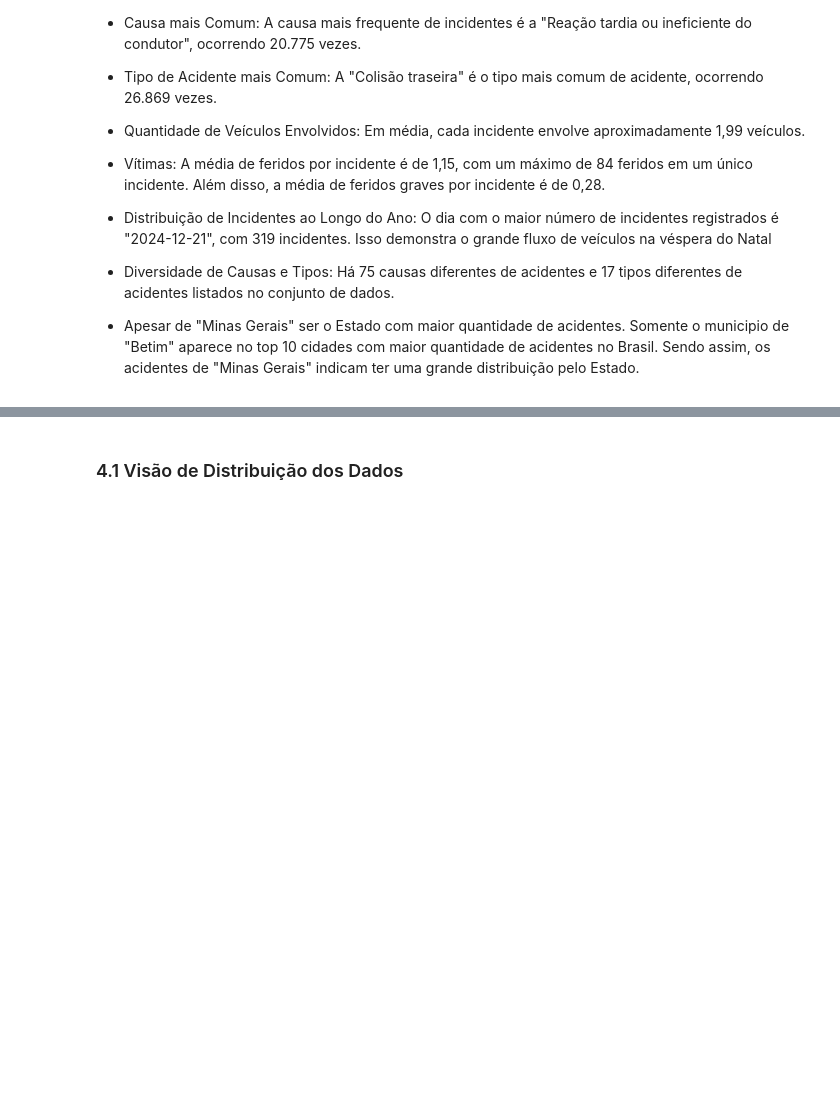
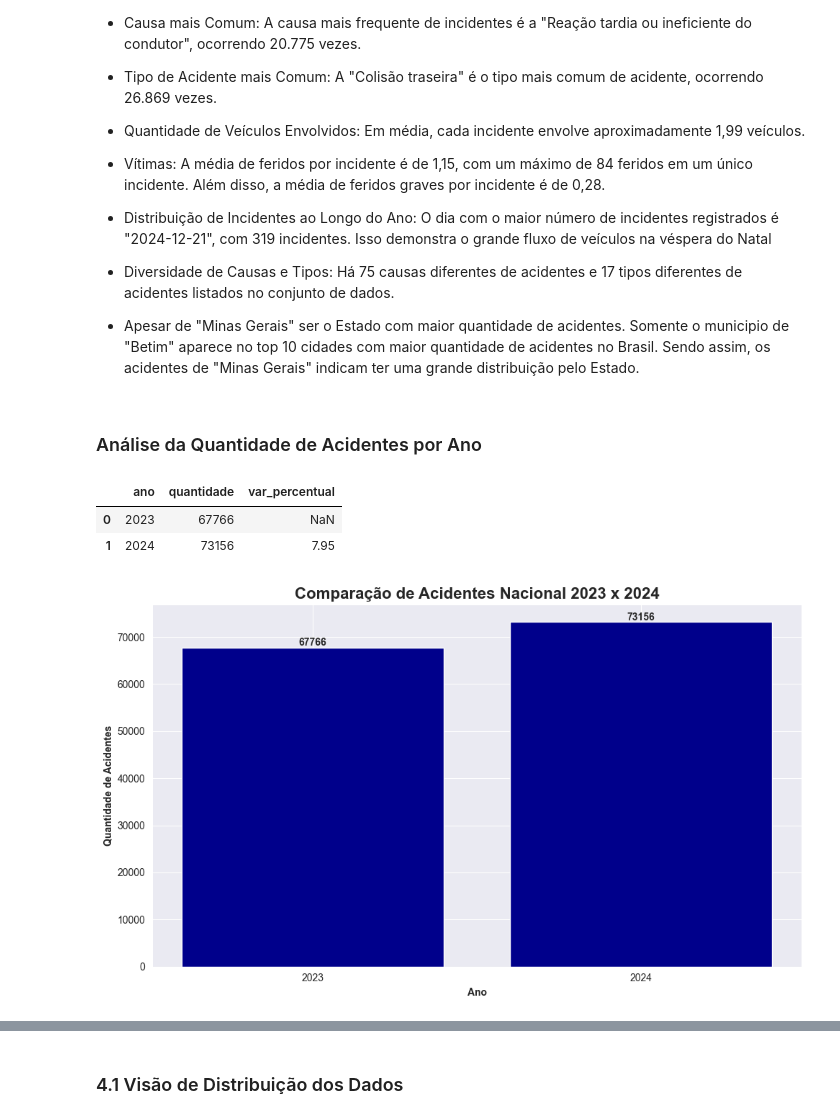
Before and after one commit to Felipeglnd/Projeto_PRF, a Jupyter notebook: Projeto_PRF_23_24/notebooks/EDA_PRF.ipynb, the cells around one changed output, grey strips where cells are left out. Saved outputs shown, nothing was run; the diff lists cells and outputs as text; code cells hidden in the pictures; blank space fills up the shorter version.

```diff
--- a/Projeto_PRF_23_24/notebooks/EDA_PRF.ipynb
+++ b/Projeto_PRF_23_24/notebooks/EDA_PRF.ipynb
@@ -376,3 +354,43 @@ df_prf.describe(include='all')
 - Diversidade de Causas e Tipos: Há 75 causas diferentes de acidentes e 17 tipos diferentes de acidentes listados no conjunto de dados.
 
 - Apesar de "Minas Gerais" ser o Estado com maior quantidade de acidentes. Somente o municipio de "Betim" aparece no top 10 cidades com maior quantidade de acidentes no Brasil. Sendo assim, os acidentes de "Minas Gerais" indicam ter uma grande distribuição pelo Estado.
+# %% [markdown]
+### Análise da Quantidade de Acidentes por Ano
+# %%
+# Agrupando acidentes por ano
+acidentes_ano = (
+    df_prf
+    .groupby('ano')
+    .size()
+    .reset_index(name='quantidade')
+)
+
+# Calculando YoY do anos
+acidentes_ano['var_percentual'] = round(acidentes_ano['quantidade'].pct_change() * 100, 2)
+
+acidentes_ano['ano'] = acidentes_ano['ano'].astype(str)
+
+acidentes_ano
+# %% [output]
+|  | ano | quantidade | var_percentual |
+| 0 | 2023 | 67766 | NaN |
+| 1 | 2024 | 73156 | 7.95 |
+# %%
+# Gerando o gráfico de comparação 2023 x 2024
+
+plt.figure(figsize=(10, 6))
+sns.set_style('darkgrid')
+
+plt.bar(acidentes_ano['ano'], acidentes_ano['quantidade'], color='darkblue')
+
+plt.title('Comparação de Acidentes Nacional 2023 x 2024', fontweight='bold', fontsize=16)
+plt.xlabel('Ano', fontweight='bold')
+plt.ylabel('Quantidade de Acidentes', fontweight='bold')
+
+for i, v in enumerate(acidentes_ano['quantidade']):
+    plt.text(acidentes_ano['ano'][i], v + 350, f'{v}', ha='center', fontweight='bold')
+
+plt.tight_layout()
+plt.show()
+# %% [output]
+[figure, added]
```
Also changed, not shown: parts of 11 cells of this notebook.
